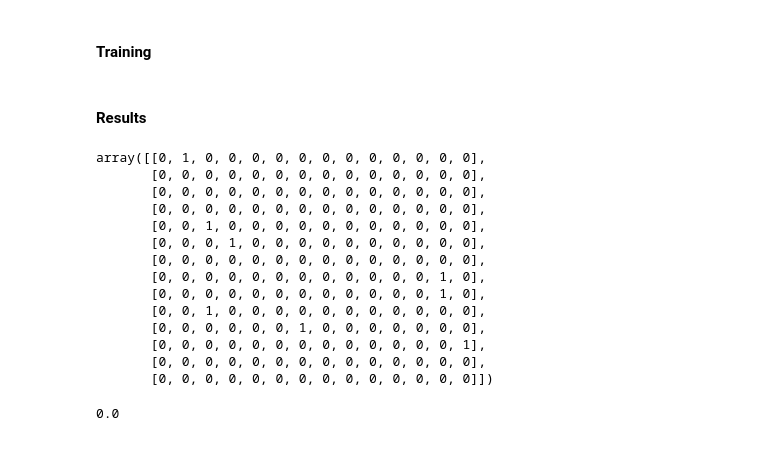
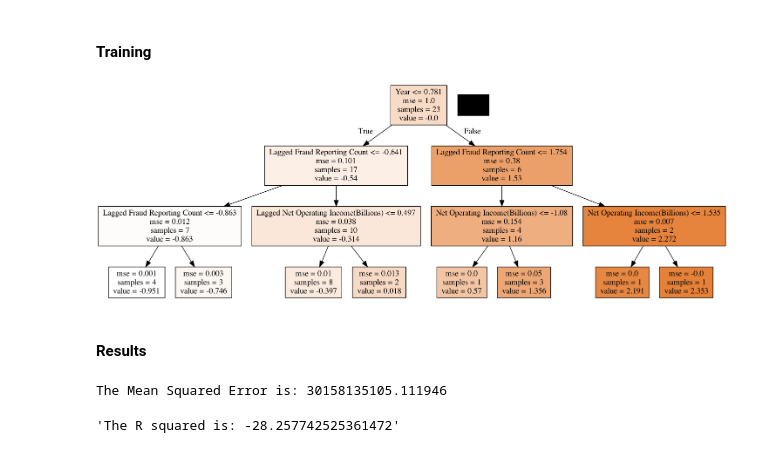
Before and after one commit to AkanSri/Project2, a Jupyter notebook: decision_tree.ipynb, the cells around one changed output. Cells and saved outputs as stored; diff of their text form; code cells hidden in the pictures.

```diff
--- a/decision_tree.ipynb
+++ b/decision_tree.ipynb
@@ -11,6 +11,4 @@ df.dropna(inplace=True)
 # %%
 # slice features and target
 x = df.drop(columns=['Fraud Reporting Count', 'Quarter'])
-y = df["Fraud Reporting Count"]
-display(x.head())
-display(y.head())
+y = df["Fraud Reporting Count"].values.reshape(-1, 1)
@@ -38,11 +20,15 @@ x_train.shape
 # %%
-#Scaling data
 from sklearn.preprocessing  import StandardScaler
 
-scaler = StandardScaler()
-x_scaler = scaler.fit(x_train)
+#Scaling x data
+x_scaler = StandardScaler().fit(x_train)
 x_train_scaled = x_scaler.transform(x_train)
 x_test_scaled = x_scaler.transform(x_test)
+
+#Scaling y data
+y_scaler = StandardScaler().fit(y_train)
+y_train_scaled = y_scaler.transform(y_train)
+y_test_scaled = y_scaler.transform(y_test)
 # %% [markdown]
 # Decision Tree Model
 # %% [markdown]
@@ -50,6 +36,19 @@ x_test_scaled = x_scaler.transform(x_test)
 # %%
 #Train the decisin tree model
 from sklearn import tree
-model = tree.DecisionTreeClassifier()
-model = model.fit(x_train_scaled, y_train)
+model = tree.DecisionTreeRegressor(max_depth=3)
+model = model.fit(x_train_scaled, y_train_scaled)
+# %%
+#Visualizing the Decision Tree Model
+import pydotplus
+from IPython.display import Image
+dot_data = tree.export_graphviz(model, out_file=None, feature_names=x.columns, class_names=["0", "1"], filled=True)
+
+# Draw graph
+graph = pydotplus.graph_from_dot_data(dot_data)
+
+# Show graph
+Image(graph.create_png())
+# %% [output]
+[figure, added]
 # %%
@@ -57,26 +56,3 @@ model = model.fit(x_train_scaled, y_train)
 y_pred = model.predict(x_test_scaled)
 # %% [markdown]
 #### Results
-# %%
-#Confusion Matrix
-from sklearn.metrics import confusion_matrix
-from sklearn.metrics import accuracy_score
-
-display(confusion_matrix(y_test, y_pred))
-display(accuracy_score(y_test, y_pred))
-# %% [output]
-array([[0, 1, 0, 0, 0, 0, 0, 0, 0, 0, 0, 0, 0, 0],
-       [0, 0, 0, 0, 0, 0, 0, 0, 0, 0, 0, 0, 0, 0],
-       [0, 0, 0, 0, 0, 0, 0, 0, 0, 0, 0, 0, 0, 0],
-       [0, 0, 0, 0, 0, 0, 0, 0, 0, 0, 0, 0, 0, 0],
-       [0, 0, 1, 0, 0, 0, 0, 0, 0, 0, 0, 0, 0, 0],
-       [0, 0, 0, 1, 0, 0, 0, 0, 0, 0, 0, 0, 0, 0],
-       [0, 0, 0, 0, 0, 0, 0, 0, 0, 0, 0, 0, 0, 0],
-       [0, 0, 0, 0, 0, 0, 0, 0, 0, 0, 0, 0, 1, 0],
-       [0, 0, 0, 0, 0, 0, 0, 0, 0, 0, 0, 0, 1, 0],
-       [0, 0, 1, 0, 0, 0, 0, 0, 0, 0, 0, 0, 0, 0],
-       [0, 0, 0, 0, 0, 0, 1, 0, 0, 0, 0, 0, 0, 0],
-       [0, 0, 0, 0, 0, 0, 0, 0, 0, 0, 0, 0, 0, 1],
-       [0, 0, 0, 0, 0, 0, 0, 0, 0, 0, 0, 0, 0, 0],
-       [0, 0, 0, 0, 0, 0, 0, 0, 0, 0, 0, 0, 0, 0]])
-0.0
@@ -84,0 +59,9 @@ from sklearn.metrics import classification_report
+# %%
+from sklearn.metrics import mean_squared_error, r2_score
+
+#Displaying Metrics
+print(f'The Mean Squared Error is: {mean_squared_error(y_test, y_pred)}')
+display(f'The R squared is: {r2_score(y_test, y_pred)}')
+# %% [output]
+The Mean Squared Error is: 30158135105.111946
+'The R squared is: -28.257742525361472'
```
Also changed, not shown: parts of 5 cells of this notebook.
